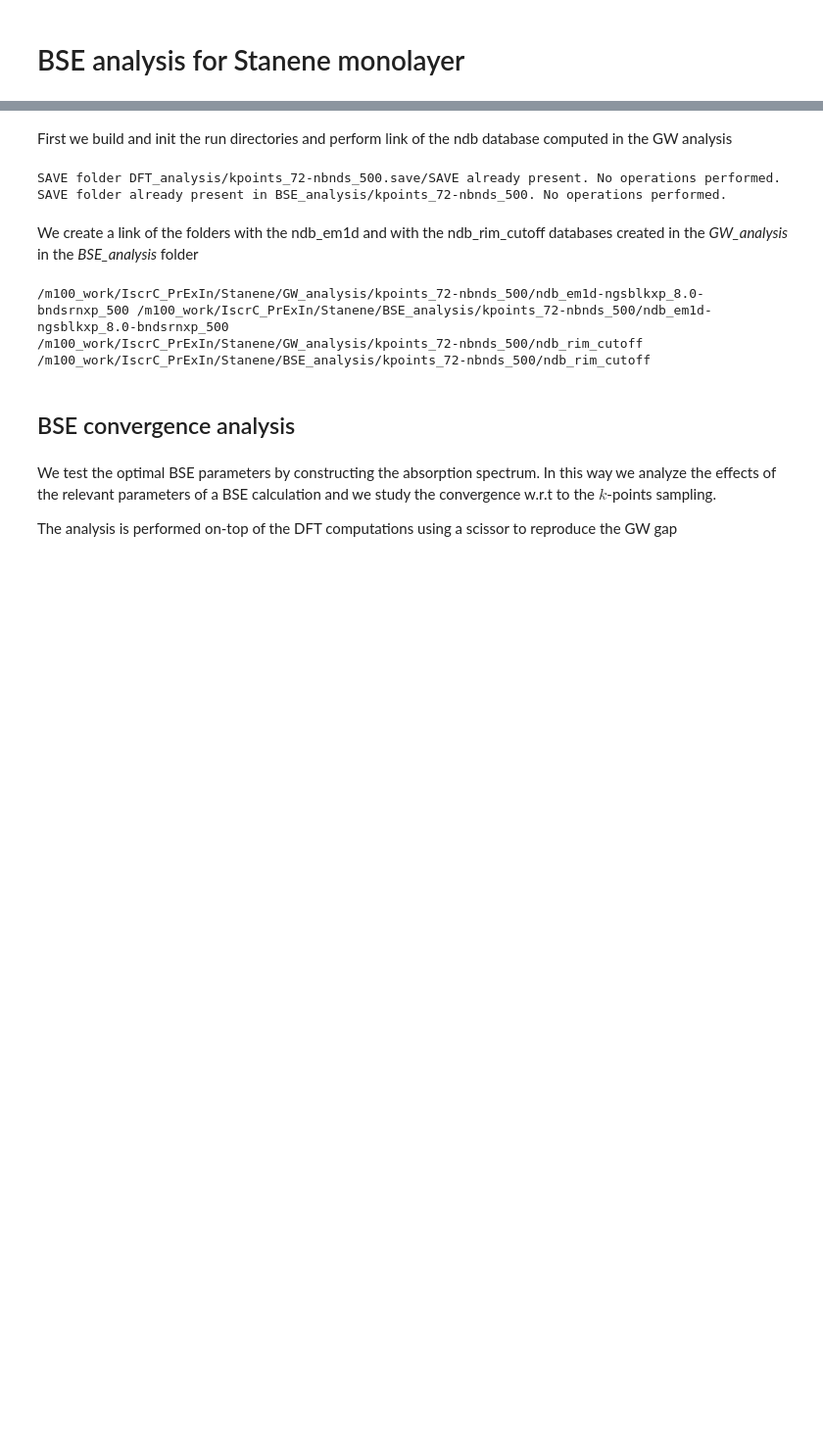
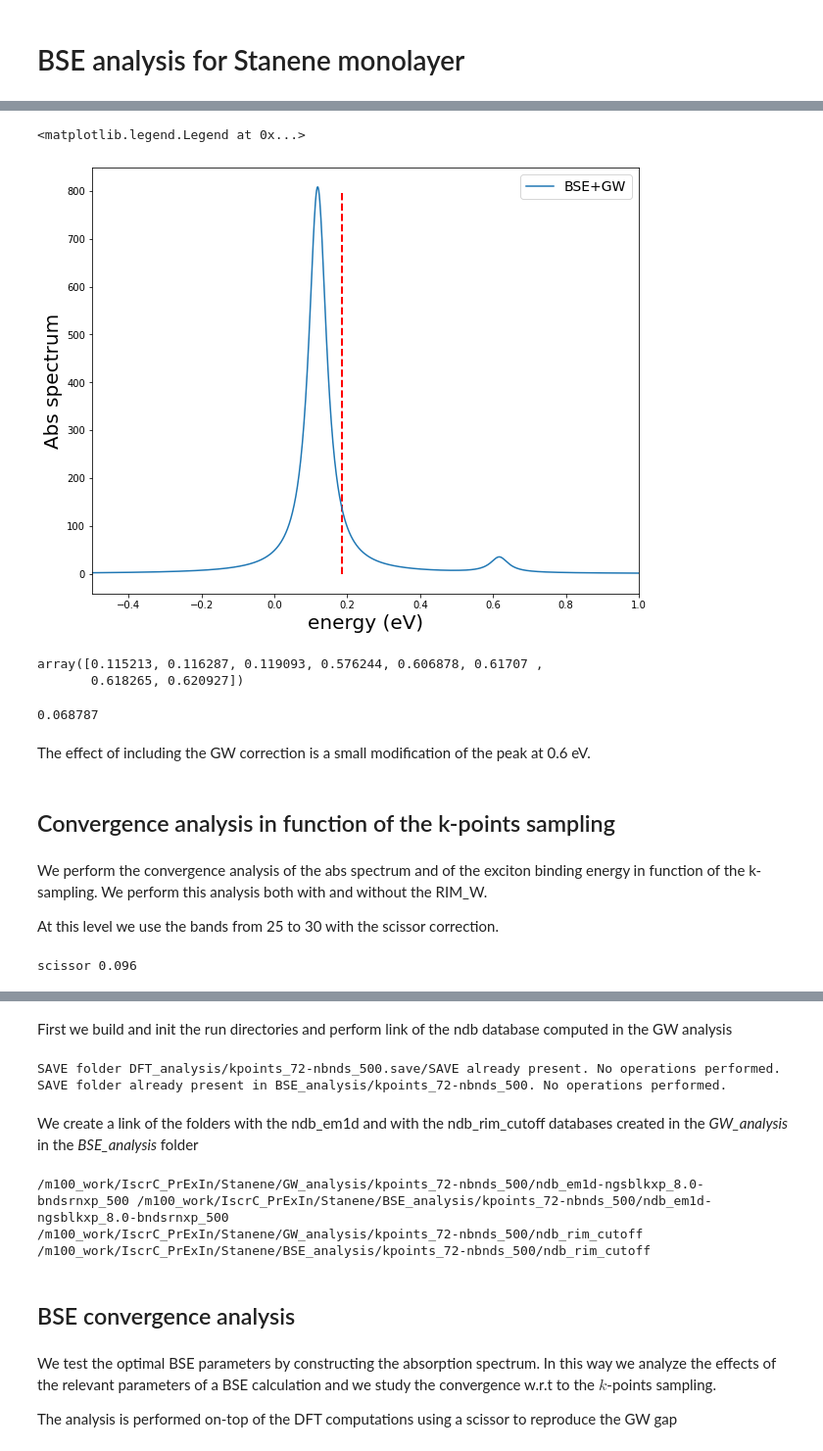
Before and after one commit to marcodalessandro76/Stanene, a Jupyter notebook: BSE_Analysis-ONCV.ipynb, the cells around one changed output, grey strips where cells are left out. Shown at 98% size. Drawn from its saved outputs; the diff is of its cells as text; code cells hidden in the pictures; blank space fills up the shorter version.

```diff
--- a/BSE_Analysis-ONCV.ipynb
+++ b/BSE_Analysis-ONCV.ipynb
@@ -64,0 +333,2 @@ the converged values of the relevant parameters.
+# %%
+results = study.run()
@@ -64,0 +345,44 @@ the converged values of the relevant parameters.
+# %%
+fig, ax = plt.subplots(figsize=(10, 8))
+
+data = results[0].data['alpha_q1_slepc_bse']
+energy = data['energy']
+alpha_im = data['alpha_imag']
+ax.plot(energy,alpha_im,label='BSE+GW')
+ax.vlines(gw_gap,-1,800,linestyles='--',color='red',linewidth=2)
+ax.set_xlim(-0.5,1)
+ax.set_ylabel('Abs spectrum',size=20)
+ax.set_xlabel('energy (eV)',size=20)
+ax.legend(fontsize=14)
+# %% [output]
+<matplotlib.legend.Legend at 0x...>
+[figure, added]
+# %%
+exc_eng = results[0].data['Esort_q1_slepc_bse']['energy']
+exc_eng
+# %% [output]
+array([0.115213, 0.116287, 0.119093, 0.576244, 0.606878, 0.61707 ,
+       0.618265, 0.620927])
+# %%
+bind_eng = gw_gap-exc_eng[0]
+bind_eng
+# %% [output]
+0.068787
+# %% [markdown]
+The effect of including the GW correction is a small modification of the peak at 0.6 eV.
+# %% [markdown]
+## Convergence analysis in function of the k-points sampling
+# %% [markdown]
+We perform the convergence analysis of the abs spectrum and of the exciton binding energy
+in function of the k-sampling. We perform this analysis both with and without the RIM_W.
+
+At this level we use the bands from 25 to 30 with the scissor correction.
+# %%
+dft_gap = 0.088
+gw_gap = 0.184 #
+scissor = gw_gap-dft_gap # eV
+print('scissor',scissor)
+
+kpoints = [18,42,60]
+# %% [output]
+scissor 0.096
```
Also changed, not shown: parts of 33 cells of this notebook.
